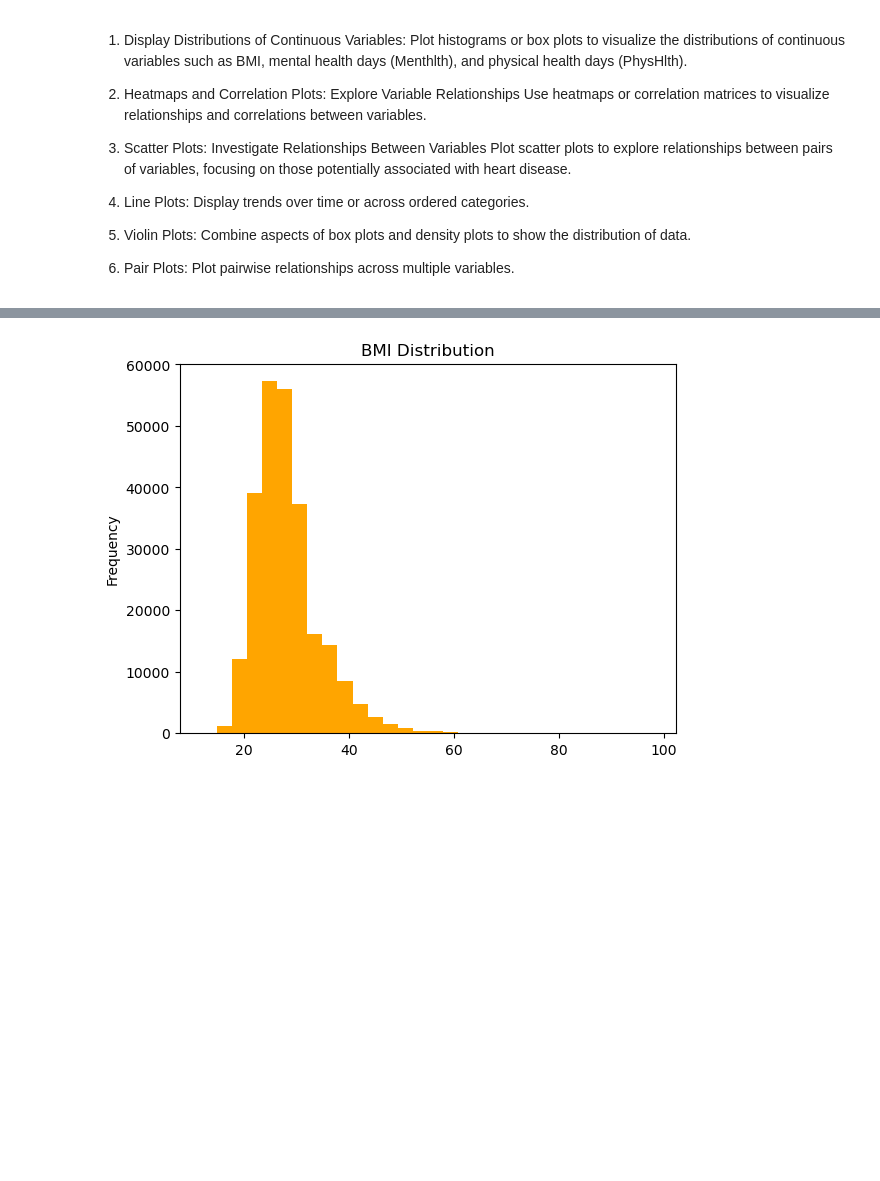
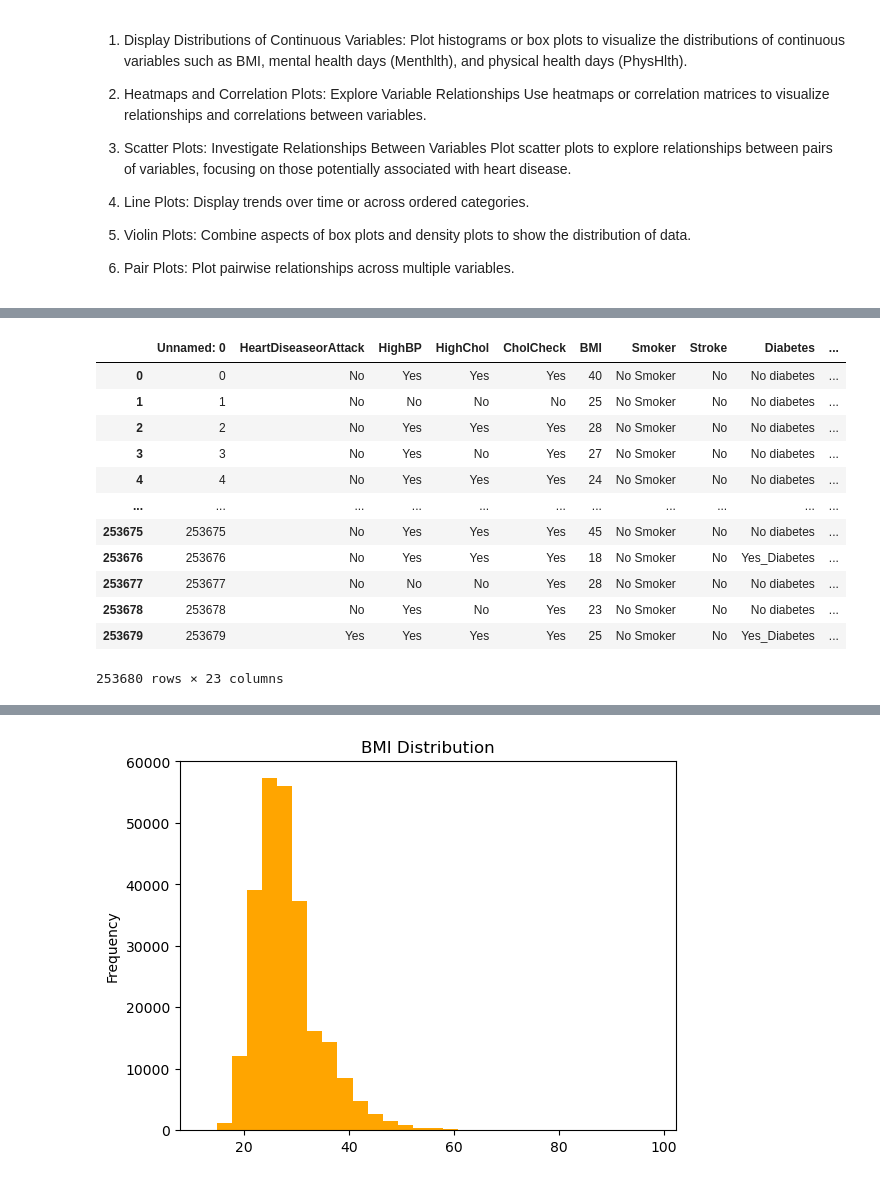
Before and after one commit to Rudreshwarlodhi220-tech/Health-and-Demographic-Data-, a Jupyter notebook: Health_Analysis_3.ipynb, the cells around one changed output, grey strips where cells are left out. Cells and saved outputs as stored; diff of their text form; code cells hidden in the pictures; blank space fills up the shorter version.

```diff
--- a/Health_Analysis_3.ipynb
+++ b/Health_Analysis_3.ipynb
@@ -48,3 +50,20 @@ df
+# %%
+df['Smoker'] = df['Smoker'].apply(lambda x : 'Smoker' if x == 0 else 'No Smoker')
+df
+# %% [output]
+|  | Unnamed: 0 | HeartDiseaseorAttack | HighBP | HighChol | CholCheck | BMI | Smoker | Stroke | Diabetes | ... |
+| 0 | 0 | No | Yes | Yes | Yes | 40 | No Smoker | No | No diabetes | ... |
+| 1 | 1 | No | No | No | No | 25 | No Smoker | No | No diabetes | ... |
+| 2 | 2 | No | Yes | Yes | Yes | 28 | No Smoker | No | No diabetes | ... |
+| 3 | 3 | No | Yes | No | Yes | 27 | No Smoker | No | No diabetes | ... |
+| 4 | 4 | No | Yes | Yes | Yes | 24 | No Smoker | No | No diabetes | ... |
+| ... | ... | ... | ... | ... | ... | ... | ... | ... | ... | ... |
+| 253675 | 253675 | No | Yes | Yes | Yes | 45 | No Smoker | No | No diabetes | ... |
+| 253676 | 253676 | No | Yes | Yes | Yes | 18 | No Smoker | No | Yes_Diabetes | ... |
+| 253677 | 253677 | No | No | No | Yes | 28 | No Smoker | No | No diabetes | ... |
+| 253678 | 253678 | No | Yes | No | Yes | 23 | No Smoker | No | No diabetes | ... |
+| 253679 | 253679 | Yes | Yes | Yes | Yes | 25 | No Smoker | No | Yes_Diabetes | ... |
+253680 rows × 23 columns
 # %%
 # Bar chart for Smoking Status
 df['Smoker'].value_counts().plot(kind='bar', color='skyblue')
```
Also changed, not shown: parts of 9 cells of this notebook, 2 other files.
